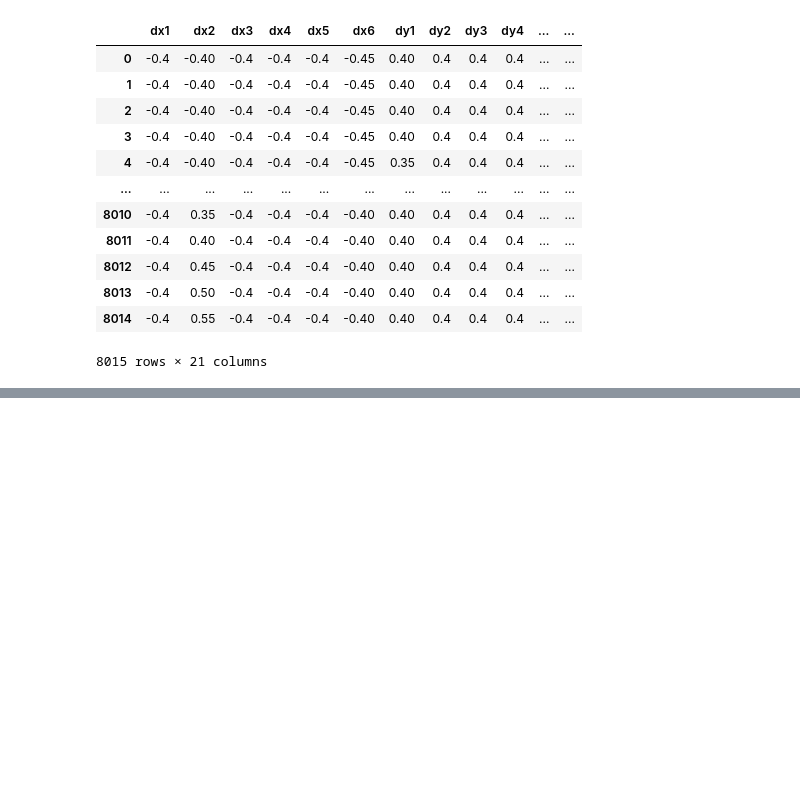
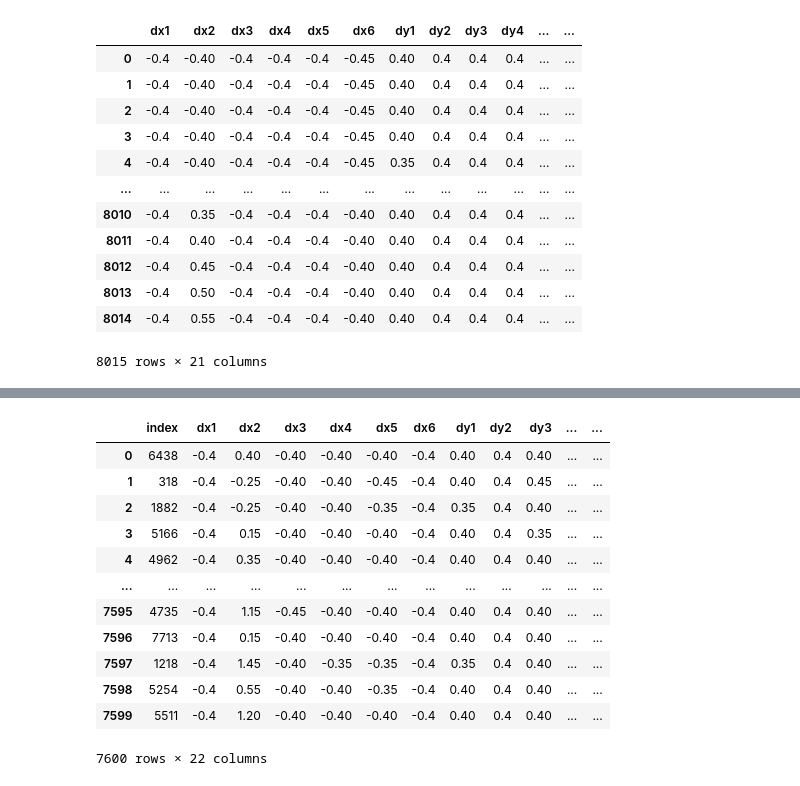
Before and after one commit to FarshadAmiri/Photonic_GCN, a Jupyter notebook: draft_2.ipynb, the cells around one changed output, grey strips where cells are left out. Saved outputs shown, nothing was run; the diff lists cells and outputs as text; code cells hidden in the pictures; blank space fills up the shorter version.

```diff
--- a/draft_2.ipynb
+++ b/draft_2.ipynb
@@ -128,0 +157,21 @@ for g in nodes_groups:
+# %%
+train_indice_split = 7600
+
+train_df = shuffled_df[:train_indice_split].reset_index()
+test_df = shuffled_df[train_indice_split:].reset_index()
+# %%
+train_df
+# %% [output]
+|  | index | dx1 | dx2 | dx3 | dx4 | dx5 | dx6 | dy1 | dy2 | dy3 | ... | ... |
+| 0 | 6438 | -0.4 | 0.40 | -0.40 | -0.40 | -0.40 | -0.4 | 0.40 | 0.4 | 0.40 | ... | ... |
+| 1 | 318 | -0.4 | -0.25 | -0.40 | -0.40 | -0.45 | -0.4 | 0.40 | 0.4 | 0.45 | ... | ... |
+| 2 | 1882 | -0.4 | -0.25 | -0.40 | -0.40 | -0.35 | -0.4 | 0.35 | 0.4 | 0.40 | ... | ... |
+| 3 | 5166 | -0.4 | 0.15 | -0.40 | -0.40 | -0.40 | -0.4 | 0.40 | 0.4 | 0.35 | ... | ... |
+| 4 | 4962 | -0.4 | 0.35 | -0.40 | -0.40 | -0.40 | -0.4 | 0.40 | 0.4 | 0.40 | ... | ... |
+| ... | ... | ... | ... | ... | ... | ... | ... | ... | ... | ... | ... | ... |
+| 7595 | 4735 | -0.4 | 1.15 | -0.45 | -0.40 | -0.40 | -0.4 | 0.40 | 0.4 | 0.40 | ... | ... |
+| 7596 | 7713 | -0.4 | 0.15 | -0.40 | -0.40 | -0.40 | -0.4 | 0.40 | 0.4 | 0.40 | ... | ... |
+| 7597 | 1218 | -0.4 | 1.45 | -0.40 | -0.35 | -0.35 | -0.4 | 0.35 | 0.4 | 0.40 | ... | ... |
+| 7598 | 5254 | -0.4 | 0.55 | -0.40 | -0.40 | -0.35 | -0.4 | 0.40 | 0.4 | 0.40 | ... | ... |
+| 7599 | 5511 | -0.4 | 1.20 | -0.40 | -0.40 | -0.40 | -0.4 | 0.40 | 0.4 | 0.40 | ... | ... |
+7600 rows × 22 columns
```
Also changed, not shown: parts of 21 cells of this notebook, 2 other files.
